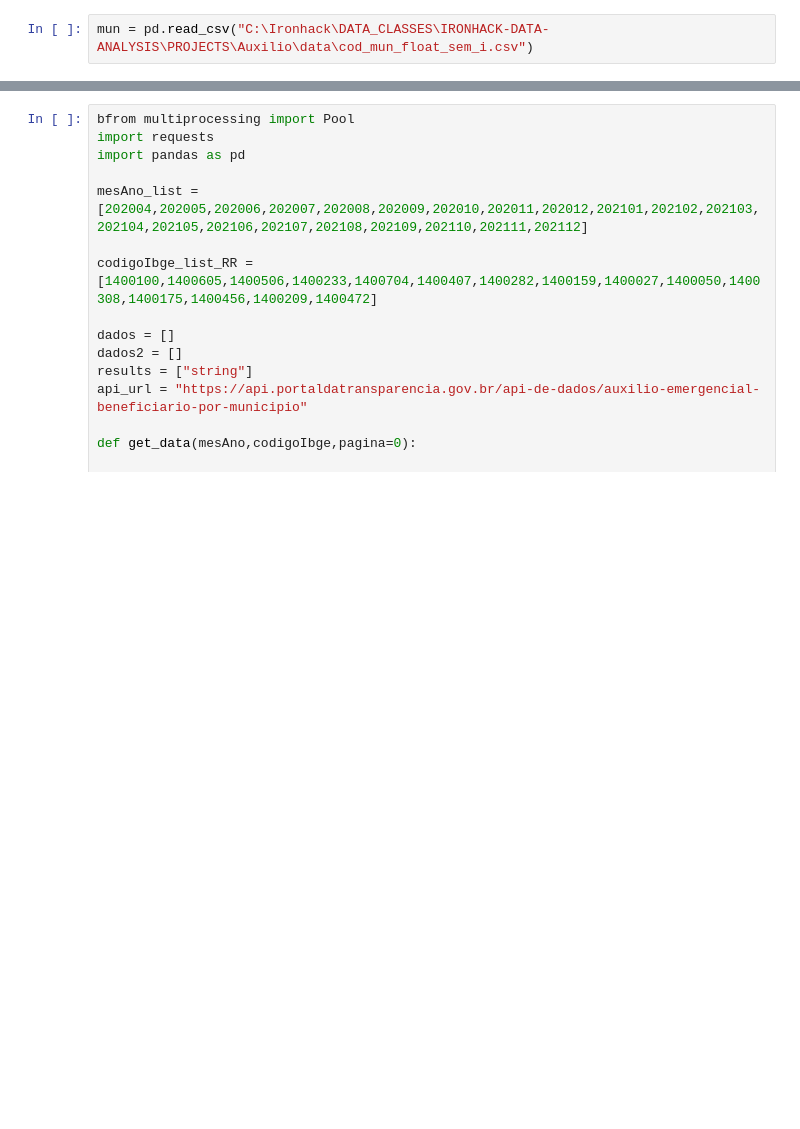
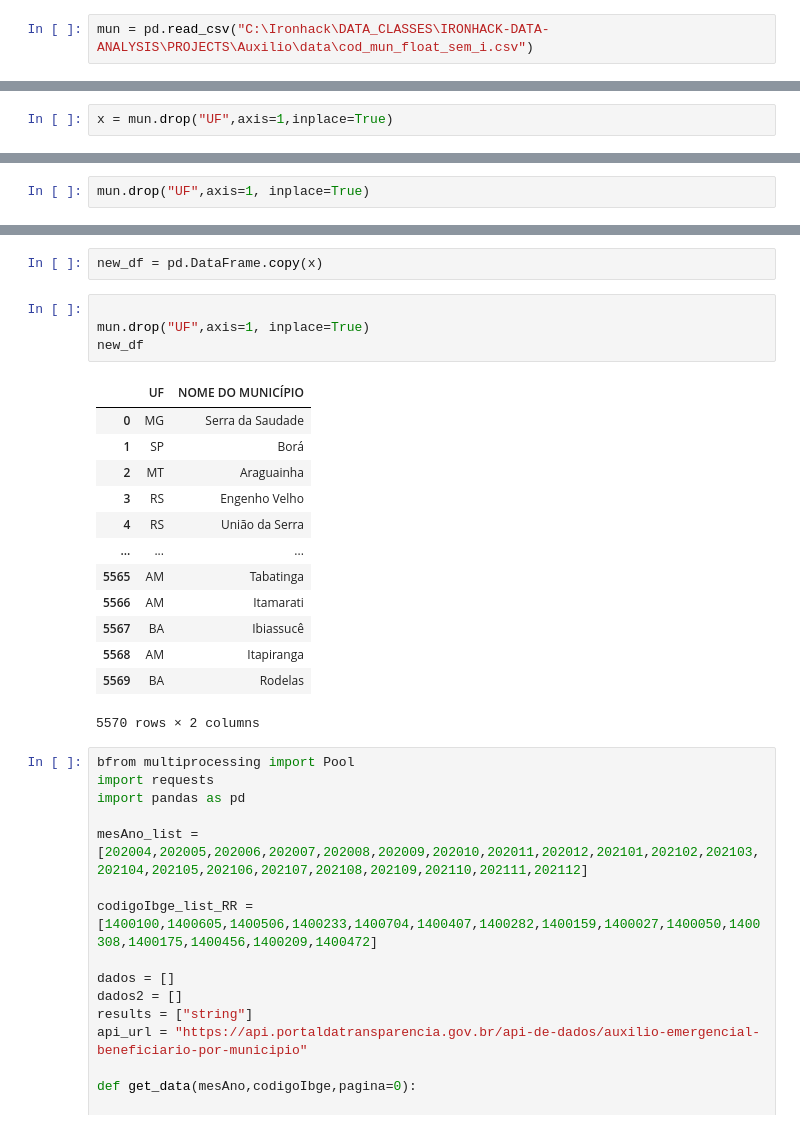
Before and after one commit to rfbj/IRONHACK-DATA-ANALYSIS, a Jupyter notebook: Auxilio_vs_Inflação/.Gather.ipynb, the cells around one changed output, grey strips where cells are left out. Saved outputs shown, nothing was run; the diff lists cells and outputs as text; blank space fills up the shorter version.

```diff
--- a/Auxilio_vs_Inflação/.Gather.ipynb
+++ b/Auxilio_vs_Inflação/.Gather.ipynb
@@ -141,0 +149,2 @@ print(codibgelist)
+# %%
+x = mun.drop("UF",axis=1,inplace=True)
@@ -141,0 +167,2 @@ print(codibgelist)
+# %%
+mun.drop("UF",axis=1, inplace=True)
@@ -142,3 +172,23 @@ print(codibgelist)
+# %%
+new_df = pd.DataFrame.copy(x)
+# %%
+
+mun.drop("UF",axis=1, inplace=True)
+new_df
+# %% [output]
+|  | UF | NOME DO MUNICÍPIO |
+| 0 | MG | Serra da Saudade |
+| 1 | SP | Borá |
+| 2 | MT | Araguainha |
+| 3 | RS | Engenho Velho |
+| 4 | RS | União da Serra |
+| ... | ... | ... |
+| 5565 | AM | Tabatinga |
+| 5566 | AM | Itamarati |
+| 5567 | BA | Ibiassucê |
+| 5568 | AM | Itapiranga |
+| 5569 | BA | Rodelas |
+5570 rows × 2 columns
 # %%
 bfrom multiprocessing import Pool
 import requests
```
Also changed, not shown: parts of 5 cells of this notebook, 3 other files.
